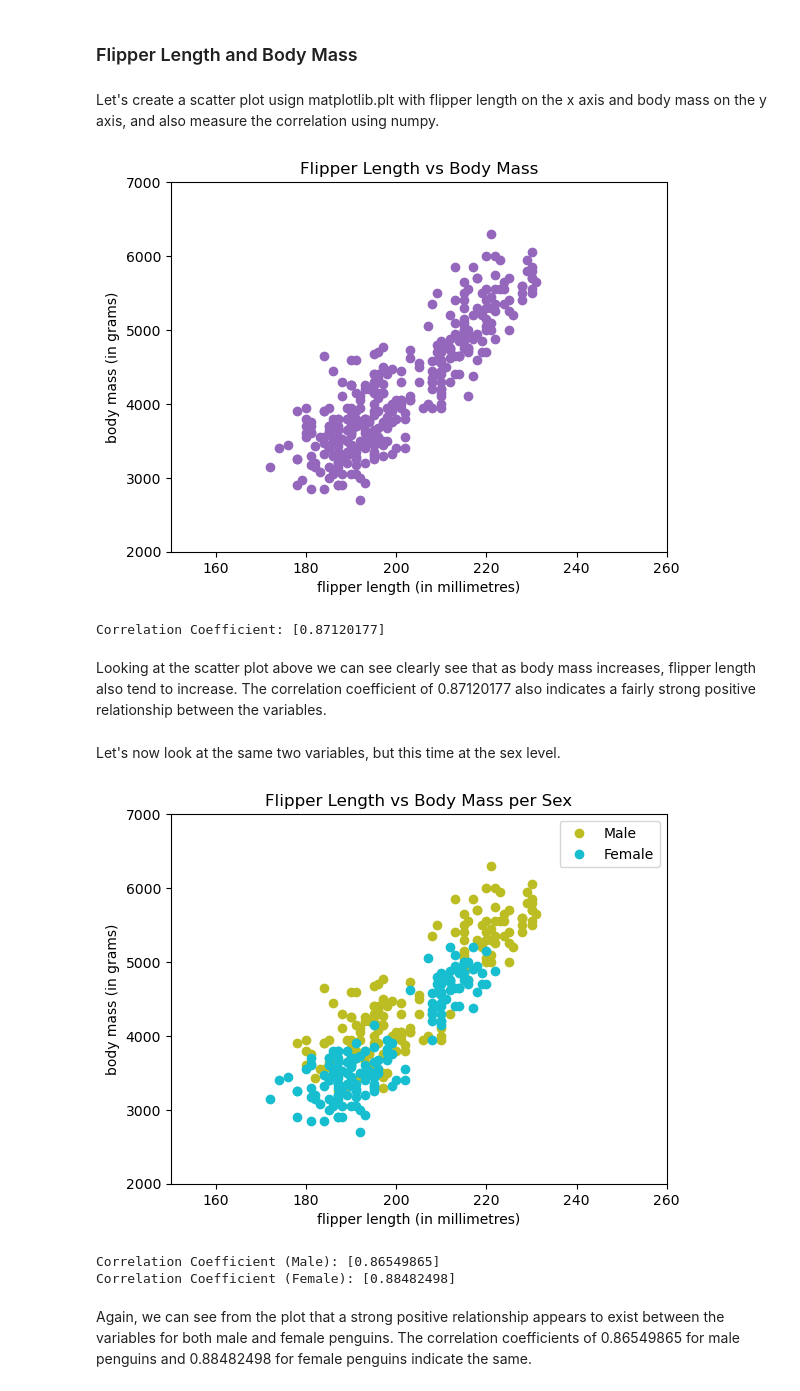
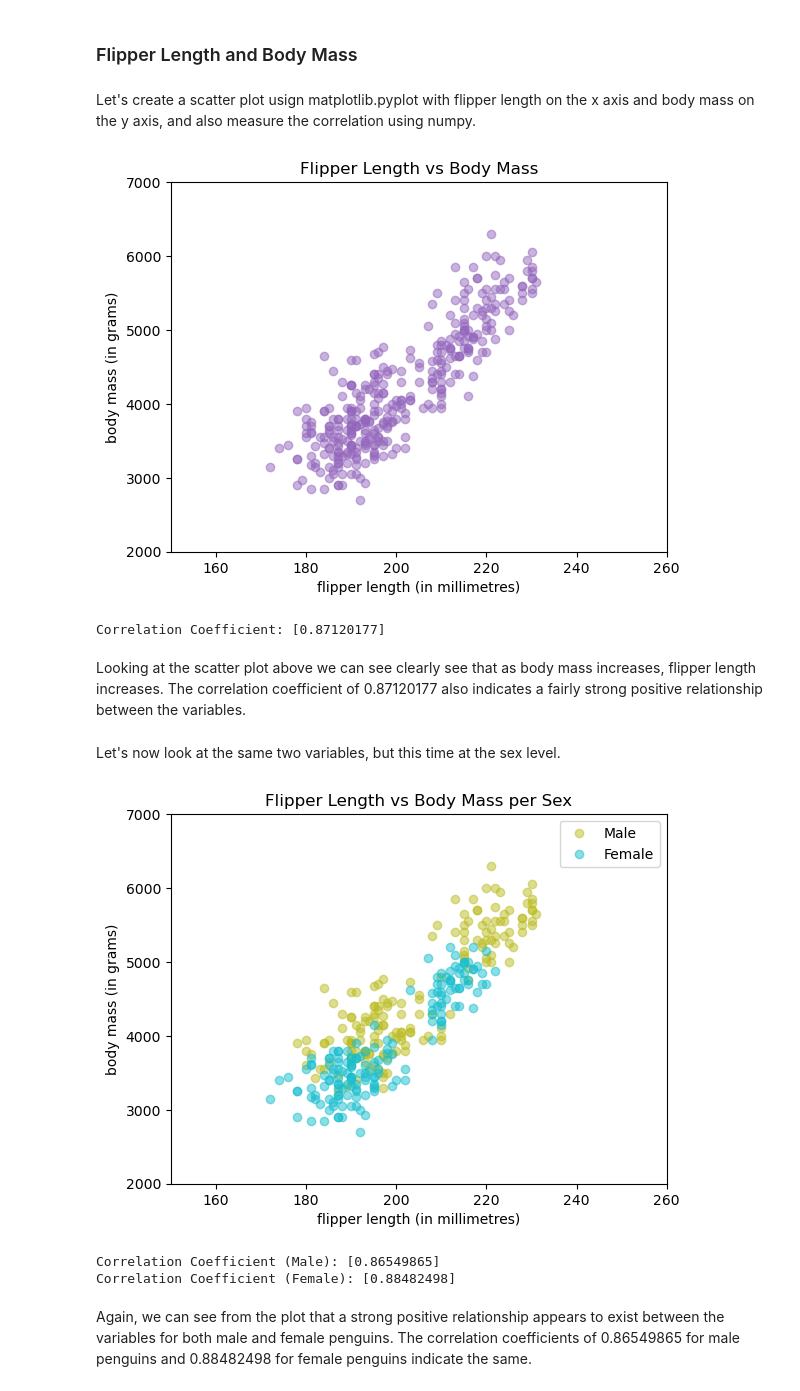
Before and after one commit to eoghanpw/pofda-mywork, a Jupyter notebook: penguins.ipynb, the cells around one changed output. Drawn from its saved outputs; the diff is of its cells as text; code cells hidden in the pictures.

```diff
--- a/penguins.ipynb
+++ b/penguins.ipynb
@@ -294,7 +298,7 @@ Looking at the plots above, body mass and flipper length appear to have a strong
 # %% [markdown]
 ### Flipper Length and Body Mass
 # %% [markdown]
-Let's create a scatter plot usign matplotlib.plt with flipper length on the x axis and body mass on the y axis, and also measure the correlation using numpy.
+Let's create a scatter plot usign matplotlib.pyplot with flipper length on the x axis and body mass on the y axis, and also measure the correlation using numpy.
 # %%
 # Let's get the numpy array of each variable
 flipper_length = penguins["flipper_length_mm"].to_numpy()
@@ -304,7 +308,7 @@ body_mass = penguins["body_mass_g"].to_numpy()
 fig, ax = plt.subplots()
 
 # Select x and y variables, marker shape, colour.
-ax.plot(flipper_length, body_mass, "o", color='tab:purple')
+ax.plot(flipper_length, body_mass, "o", color='tab:purple', alpha=0.5)
 
 # Set axis labels, limits and title.
 ax.set_xlabel('flipper length (in millimetres)')
@@ -328,46 +332,46 @@ corr = np.corrcoef(x, y)
 # Print.
 print(f"Correlation Coefficient: {corr[0,1:]}")
 # %% [output]
-[figure, old version]
+[figure, new version]
 Correlation Coefficient: [0.87120177]
 # %% [markdown]
-Looking at the scatter plot above we can see clearly see that as body mass increases, flipper length also tend to increase. The correlation coefficient of 0.87120177 also indicates a fairly strong positive relationship between the variables.
+Looking at the scatter plot above we can see clearly see that as body mass increases, flipper length increases. The correlation coefficient of 0.87120177 also indicates a fairly strong positive relationship between the variables.
 # %% [markdown]
 Let's now look at the same two variables, but this time at the sex level.
 # %%
 # Let's get the numpy array of each variable
 flipper_length_m = penguins[penguins['sex'] == 'MALE']['flipper_length_mm'].to_numpy()
 body_mass_m = penguins[penguins['sex'] == 'MALE']['body_mass_g'].to_numpy()
 
 flipper_length_f = penguins[penguins['sex'] == 'FEMALE']['flipper_length_mm'].to_numpy()
 body_mass_f = penguins[penguins['sex'] == 'FEMALE']['body_mass_g'].to_numpy()
 
 # Use subplots to create the plot.
 fig, ax = plt.subplots()
 
 # Select x and y variables, marker shape, colour, labels.
-ax.plot(flipper_length_m, body_mass_m, 'o', color='tab:olive', label='Male')
-ax.plot(flipper_length_f, body_mass_f, 'o', color='tab:cyan', label='Female')
+ax.plot(flipper_length_m, body_mass_m, 'o', color='tab:olive', alpha=0.5, label='Male')
+ax.plot(flipper_length_f, body_mass_f, 'o', color='tab:cyan', alpha=0.5, label='Female')
 
 # Set axis labels, limits and title.
 ax.set_xlabel('flipper length (in millimetres)')
 ax.set_ylabel('body mass (in grams)')
 ax.set_xlim(150, 260)
 ax.set_ylim(2000, 7000)
 ax.set_title('Flipper Length vs Body Mass per Sex')
 ax.legend()
 
 # Show.
 plt.show()
 
 # Calculate the coefficient.
 corr1 = np.corrcoef(flipper_length_m, body_mass_m)
 corr2 = np.corrcoef(flipper_length_f, body_mass_f)
 
 # Print.
 print(f"Correlation Coefficient (Male): {corr1[0,1:]}\nCorrelation Coefficient (Female): {corr2[0,1:]}")
 # %% [output]
-[figure, old version]
+[figure, new version]
 Correlation Coefficient (Male): [0.86549865]
 Correlation Coefficient (Female): [0.88482498]
 # %% [markdown]
```
Also changed, not shown: parts of 25 cells of this notebook.
